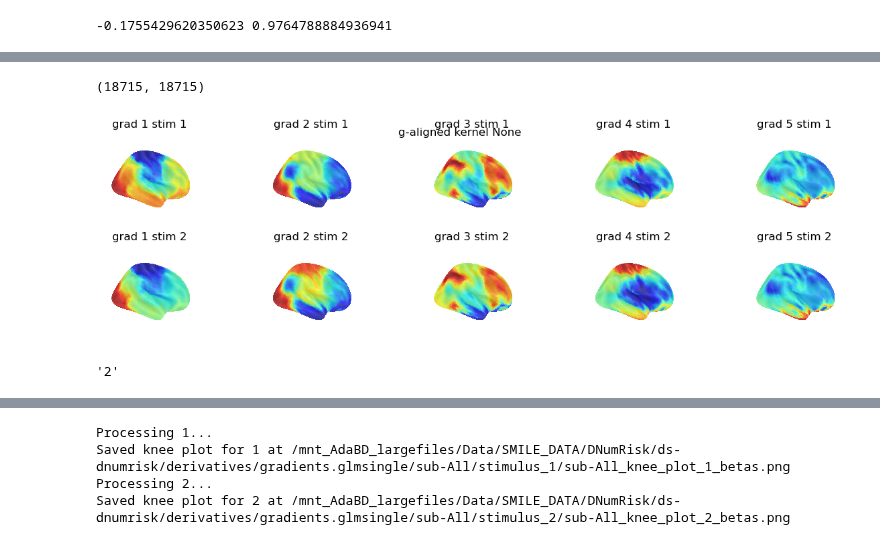
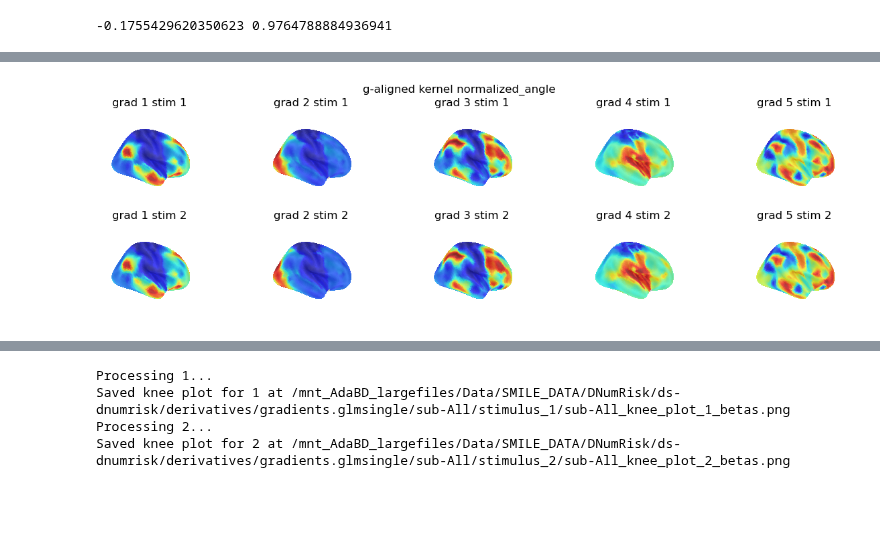
Before and after one commit to mrenke/parietal_patterns, a Jupyter notebook: sophie/average_gradient_glmsingle.ipynb, the cells around one changed output, grey strips where cells are left out. Saved outputs shown, nothing was run; the diff lists cells and outputs as text; code cells hidden in the pictures; blank space fills up the shorter version.

```diff
--- a/sophie/average_gradient_glmsingle.ipynb
+++ b/sophie/average_gradient_glmsingle.ipynb
@@ -76,7 +101,7 @@ but missing from the atlas image:
 #sublists = [sublist_group0, sublist_group1]
 
 stimuli_types = ['1', '2']
-arctanh = '' #'_arctanh'
+#arctanh = '' #'_arctanh'
 
 #for i, sublist in enumerate(sublists):
 for stimulus in stimuli_types:
@@ -86,24 +111,24 @@ for stimulus in stimuli_types:
     matrix_zeros = np.zeros((N_vertices, N_vertices))
     av_cm = matrix_zeros.copy()
 
-    for sub in subList:
+    for sub in subList[stimulus]:
         try:
             # Load the correlation matrix for the current stimulus type
             correlation_matrix = np.load(op.join(
                 source_folder,
                 f'sub-{sub}_ses-{ses}_stimulus-{stimulus}_betas_space-fsav5.npy'
             ))
-            av_cm += np.arctanh(correlation_matrix)  # Fisher Z-transformation
+            av_cm += correlation_matrix  # Fisher Z-transformation not needed when input is in z-space
             print(f'Subject {sub} added for {stimulus}')
         except Exception as e:
             print(f'Subject {sub} failed for {stimulus}: {e}')
 
     # Compute the average correlation matrix
-    av_cm = av_cm / len(subList)
-    av_cm_transf = np.tanh(av_cm)  # Sanity check: diagonal should be 1!
+    av_cm = av_cm / len(subList[stimulus])
+    #av_cm_transf = np.tanh(av_cm)  # Sanity check: diagonal should be 1!
 
     # Save the average correlation matrix for the current stimulus type
-    np.save(op.join(source_folder,f'cm_av_ses-{ses}_fsav5_unfiltered_stimulus-{stimulus}_glmsingle{arctanh}.npy'), av_cm_transf) #_group-{i}
+    np.save(op.join(source_folder,f'cm_av_ses-{ses}_fsav5_unfiltered_stimulus-{stimulus}_glmsingle.npy'), av_cm) #_group-{i}
     print(f'Average correlation matrix saved for stimulus {stimulus}') # group {i}
 # %% [output]
 Processing 2 ...
@@ -185,15 +206,15 @@ import matplotlib.pyplot as plt
 
 # Example subject and stimulus
 sub = 'All'
-stim = '1'
-group = '0'
-arctanh = '' #_arctanh
+stim = '2'
+#group = '0'
+#arctanh = '' #_arctanh
 ses = '1'
 
-source_folder = '/mnt_AdaBD_largefiles/Data/SMILE_DATA/DNumRisk/ds-numrisk/derivatives/correlation_matrices.glmsingle'
+source_folder = '/mnt_AdaBD_largefiles/Data/SMILE_DATA/DNumRisk/ds-dnumrisk/derivatives/correlation_matrices.glmsingle'
 
 # File path #'cm_av_ses-{ses}_fsav5_unfiltered_stimulus-{stimulus}_glmsingle_group-{i}.npy'
-file_path = op.join(source_folder, f'cm_av_ses-{ses}_fsav5_unfiltered_stimulus-{stim}_glmsingle{arctanh}.npy') #_group-{group}
+file_path = op.join(source_folder, f'cm_av_ses-{ses}_fsav5_unfiltered_stimulus-{stim}_glmsingle.npy') #_group-{group}   sub-{sub}_ses-{ses}_stimulus-{stim}_betas_space-fsav5.npy
 
 # Load the connectivity matrix
 connectivity_matrix = np.load(file_path, allow_pickle=True)
@@ -236,6 +264,3 @@ print(np.min(connectivity_matrix), np.max(connectivity_matrix))
 # for stim 1 no group --> -0.1755429620350623 0.9764788884936941
 # %% [output]
 -0.1755429620350623 0.9764788884936941
-# %%
-g_ref = np.load(op.join(bids_folder_matrices,'derivatives', 'gradients.glmsingle','sub-All', f'stimulus_{stimulus}', f'sub-All_gradients_space-fsaverag5_n10_stimulus_{stimulus}_betas.npy')) # same labeling_noParcel as cm_unfiltered
-g_ref.shape
@@ -310,23 +360,17 @@ finished stimulus_2: gradients generated
-# %%
-#g_ref.shape
-av_cm.shape
-# %% [output]
-(18715, 18715)
 # %%
-bids_folder_matrices = '/mnt_AdaBD_largefiles/Data/SMILE_DATA/DNumRisk/ds-numrisk'
+bids_folder = '/mnt_AdaBD_largefiles/Data/SMILE_DATA/DNumRisk/ds-dnumrisk'
 
 specification = '' # align_spec = '_align-procrustes'
 
 sub = 'All'
 stimuli = ['1', '2'] #
-#group = '0'
+
 spec = 'g-aligned'  # gradients
-kernel = 'None' # normalized_angle
+kernel = 'normalized_angle' #   None
 
 grad = {'1': [],
         '2': []}
 
 for stim in stimuli:
-    target_dir = op.join(bids_folder_matrices, 'derivatives', 'gradients.glmsingle', f'sub-{sub}', f'stimulus_{stim}') #,
-
-    grad[stim] = np.load(op.join(target_dir,f'sub-{sub}_{spec}_space-fsaverag5_n10{specification}_stimulus_{stim}_betas_kernel_{kernel}.npy')) # _group-{group}
+    target_dir = op.join(bids_folder, 'derivatives', 'gradients.glmsingle', f'sub-{sub}', f'stimulus_{stim}') #, , f'stimulus_{stim}
+    grad[stim] = np.load(op.join(target_dir,f'sub-{sub}_{spec}_space-fsaverag5_n10{specification}_stimulus-{stim}_betas_kernel-{kernel}_av-aligned.npy'))
@@ -333,29 +392,27 @@ for stim in stimuli:
 # %%
 # plotting gradients
 
 import nilearn.plotting as nplt
 import matplotlib.pyplot as plt
 from  nilearn.datasets import fetch_surf_fsaverage
 fsaverage = fetch_surf_fsaverage() # default 5
 
 side_view = 'medial'
 cmap = 'jet'
 n_comp = 5
 
 figure, axes = plt.subplots(nrows=2, ncols=n_comp,figsize = (15,4), subplot_kw=dict(projection='3d'))
 
 for j, stim in enumerate(stimuli):
     for i in range(0,n_comp):
         gm = np.split(grad[stim][i],2) # for i, hemi in enumerate([‘L’, ‘R’]): --> left first
+
         gm_r = gm[1]
+
         nplt.plot_surf(surf_mesh= fsaverage.infl_right, surf_map= gm_r, # infl_right # pial_right
                     view= side_view,cmap=cmap, colorbar=False,  # sub-{sub}, title=f’grad {i+1}‘,
                     bg_map=fsaverage.sulc_right, bg_on_data=True,darkness=0.7 ,axes=axes[j, i]) #
         axes[j, i].set(title=f'grad {i+1} stim {stim}')
-    figure.suptitle(f'{spec} kernel {kernel}', y=0.9)
+    figure.suptitle(f'{spec} kernel {kernel}')
 # %% [output]
-[figure, old version]
+[figure, new version]
-# %%
-stim
-# %% [output]
-'2'
```
Also changed, not shown: parts of 31 cells of this notebook, 3 other files.
